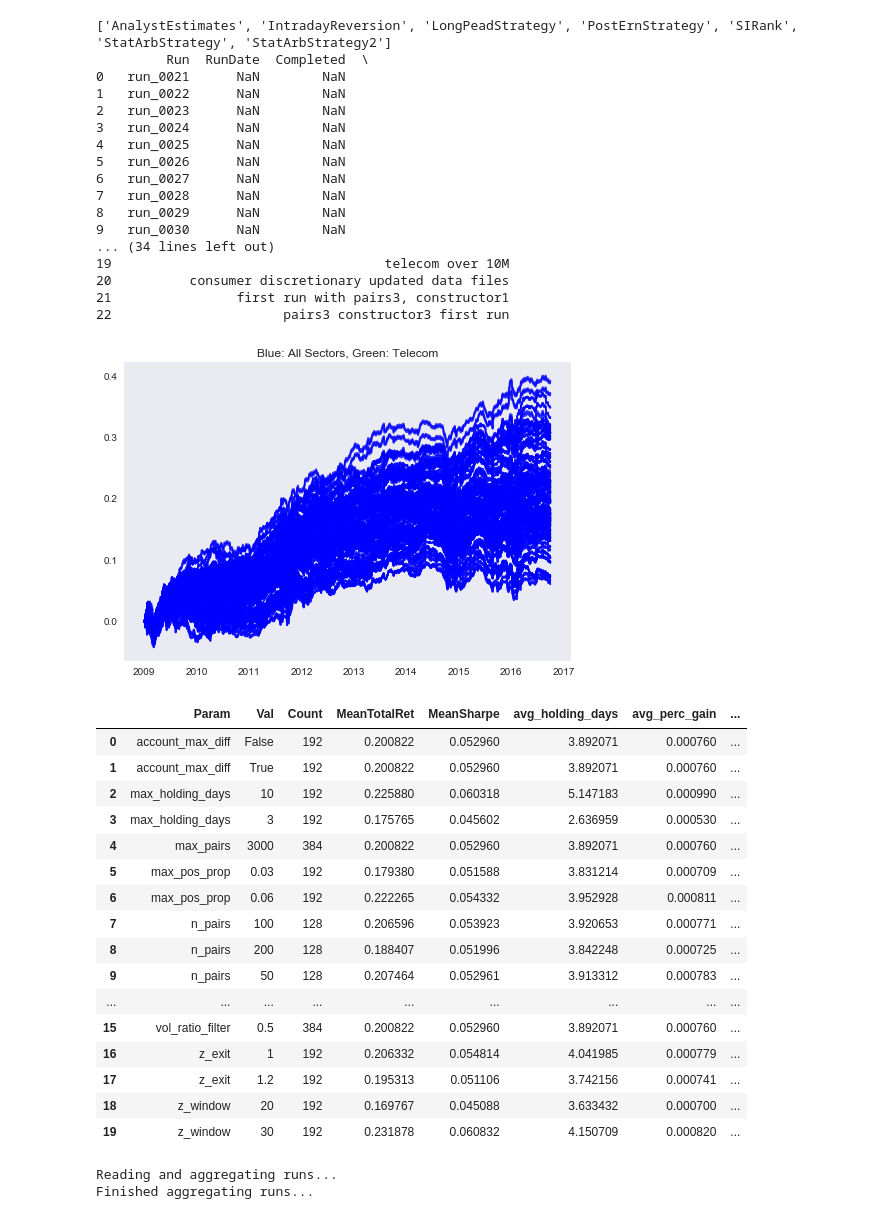
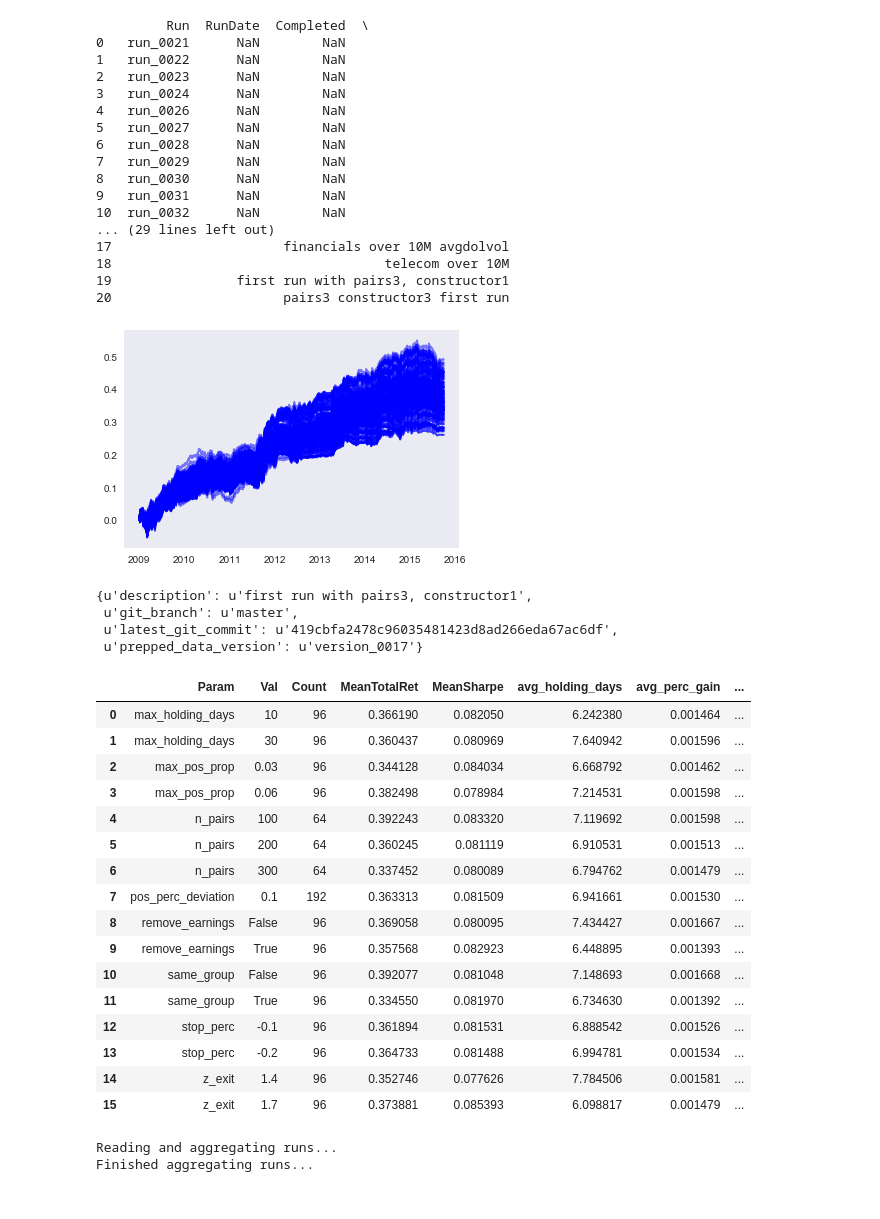
Before and after one commit to ryanoley/ram, a Jupyter notebook: examples/StatArb analysis.ipynb, the cells around one changed output. Cells and saved outputs as stored; diff of their text form; code cells hidden in the pictures.

```diff
--- a/examples/StatArb analysis.ipynb
+++ b/examples/StatArb analysis.ipynb
@@ -14,39 +14,45 @@ from ram.analysis.combo_search import CombinationSearch
 from ram.analysis.statistics import get_stats, rollup_returns
 # %%
 # View all available strategies
-print(RunManager.get_strategies())
 print(RunManager.get_run_names('StatArbStrategy'))
 # %% [output]
-['AnalystEstimates', 'IntradayReversion', 'LongPeadStrategy', 'PostErnStrategy', 'SIRank', 'StatArbStrategy', 'StatArbStrategy2']
          Run  RunDate  Completed  \
 0   run_0021      NaN        NaN
 1   run_0022      NaN        NaN
 2   run_0023      NaN        NaN
 3   run_0024      NaN        NaN
-4   run_0025      NaN        NaN
-5   run_0026      NaN        NaN
-6   run_0027      NaN        NaN
-7   run_0028      NaN        NaN
-8   run_0029      NaN        NaN
-9   run_0030      NaN        NaN
-... (34 lines left out)
-19                                   telecom over 10M
-20          consumer discretionary updated data files
-21                first run with pairs3, constructor1
-22                      pairs3 constructor3 first run
+4   run_0026      NaN        NaN
+5   run_0027      NaN        NaN
+6   run_0028      NaN        NaN
+7   run_0029      NaN        NaN
+8   run_0030      NaN        NaN
+9   run_0031      NaN        NaN
+10  run_0032      NaN        NaN
+... (29 lines left out)
+17                      financials over 10M avgdolvol
+18                                   telecom over 10M
+19                first run with pairs3, constructor1
+20                      pairs3 constructor3 first run
 # %%
-rm1 = RunManager('StatArbStrategy', 'run_0021', 2009)
-#rm2 = RunManager('StatArbStrategy', 'run_0043', 2009)
+rm1 = RunManager('StatArbStrategy', 'run_0042', 2009)
+#rm2 = RunManager('StatArbStrategy', 'run_0028', 2009)
 
 rm1.import_return_frame()
 #rm2.import_return_frame()
 
 plt.figure()
-plt.title('Blue: All Sectors, Green: Telecom')
 plt.plot(rm1.returns.cumsum(), 'b', alpha=.5)
 #plt.plot(rm2.returns.cumsum(), 'g', alpha=.5)
 
 plt.grid()
 plt.show()
 # %% [output]
-[figure, old version]
+[figure, new version]
+# %%
+rm1.import_meta()
+rm1.meta
+# %% [output]
+{u'description': u'first run with pairs3, constructor1',
+ u'git_branch': u'master',
+ u'latest_git_commit': u'419cbfa2478c96035481423d8ad266eda67ac6df',
+ u'prepped_data_version': u'version_0017'}
@@ -54,22 +62,22 @@ plt.show()
 rm1.analyze_parameters()
 # %% [output]
 |  | Param | Val | Count | MeanTotalRet | MeanSharpe | avg_holding_days | avg_perc_gain | ... |
-| 0 | account_max_diff | False | 192 | 0.200822 | 0.052960 | 3.892071 | 0.000760 | ... |
-| 1 | account_max_diff | True | 192 | 0.200822 | 0.052960 | 3.892071 | 0.000760 | ... |
-| 2 | max_holding_days | 10 | 192 | 0.225880 | 0.060318 | 5.147183 | 0.000990 | ... |
-| 3 | max_holding_days | 3 | 192 | 0.175765 | 0.045602 | 2.636959 | 0.000530 | ... |
-| 4 | max_pairs | 3000 | 384 | 0.200822 | 0.052960 | 3.892071 | 0.000760 | ... |
-| 5 | max_pos_prop | 0.03 | 192 | 0.179380 | 0.051588 | 3.831214 | 0.000709 | ... |
-| 6 | max_pos_prop | 0.06 | 192 | 0.222265 | 0.054332 | 3.952928 | 0.000811 | ... |
-| 7 | n_pairs | 100 | 128 | 0.206596 | 0.053923 | 3.920653 | 0.000771 | ... |
-| 8 | n_pairs | 200 | 128 | 0.188407 | 0.051996 | 3.842248 | 0.000725 | ... |
-| 9 | n_pairs | 50 | 128 | 0.207464 | 0.052961 | 3.913312 | 0.000783 | ... |
-| ... | ... | ... | ... | ... | ... | ... | ... | ... |
-| 15 | vol_ratio_filter | 0.5 | 384 | 0.200822 | 0.052960 | 3.892071 | 0.000760 | ... |
-| 16 | z_exit | 1 | 192 | 0.206332 | 0.054814 | 4.041985 | 0.000779 | ... |
-| 17 | z_exit | 1.2 | 192 | 0.195313 | 0.051106 | 3.742156 | 0.000741 | ... |
-| 18 | z_window | 20 | 192 | 0.169767 | 0.045088 | 3.633432 | 0.000700 | ... |
-| 19 | z_window | 30 | 192 | 0.231878 | 0.060832 | 4.150709 | 0.000820 | ... |
+| 0 | max_holding_days | 10 | 96 | 0.366190 | 0.082050 | 6.242380 | 0.001464 | ... |
+| 1 | max_holding_days | 30 | 96 | 0.360437 | 0.080969 | 7.640942 | 0.001596 | ... |
+| 2 | max_pos_prop | 0.03 | 96 | 0.344128 | 0.084034 | 6.668792 | 0.001462 | ... |
+| 3 | max_pos_prop | 0.06 | 96 | 0.382498 | 0.078984 | 7.214531 | 0.001598 | ... |
+| 4 | n_pairs | 100 | 64 | 0.392243 | 0.083320 | 7.119692 | 0.001598 | ... |
+| 5 | n_pairs | 200 | 64 | 0.360245 | 0.081119 | 6.910531 | 0.001513 | ... |
+| 6 | n_pairs | 300 | 64 | 0.337452 | 0.080089 | 6.794762 | 0.001479 | ... |
+| 7 | pos_perc_deviation | 0.1 | 192 | 0.363313 | 0.081509 | 6.941661 | 0.001530 | ... |
+| 8 | remove_earnings | False | 96 | 0.369058 | 0.080095 | 7.434427 | 0.001667 | ... |
+| 9 | remove_earnings | True | 96 | 0.357568 | 0.082923 | 6.448895 | 0.001393 | ... |
+| 10 | same_group | False | 96 | 0.392077 | 0.081048 | 7.148693 | 0.001668 | ... |
+| 11 | same_group | True | 96 | 0.334550 | 0.081970 | 6.734630 | 0.001392 | ... |
+| 12 | stop_perc | -0.1 | 96 | 0.361894 | 0.081531 | 6.888542 | 0.001526 | ... |
+| 13 | stop_perc | -0.2 | 96 | 0.364733 | 0.081488 | 6.994781 | 0.001534 | ... |
+| 14 | z_exit | 1.4 | 96 | 0.352746 | 0.077626 | 7.784506 | 0.001581 | ... |
+| 15 | z_exit | 1.7 | 96 | 0.373881 | 0.085393 | 6.098817 | 0.001479 | ... |
 # %%
 comb = CombinationSearch()
 comb.add_run(rm1)
```
Also changed, not shown: parts of 4 cells of this notebook, 10 other files.
